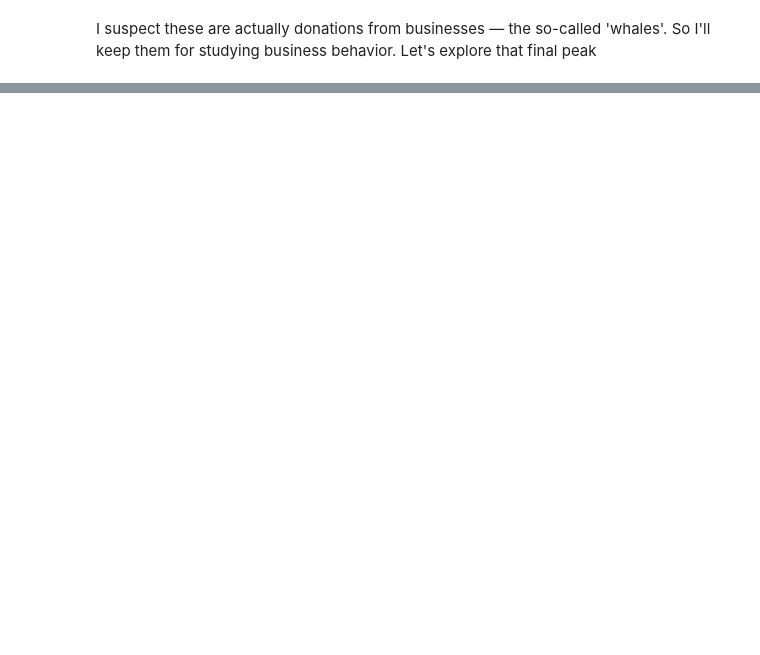
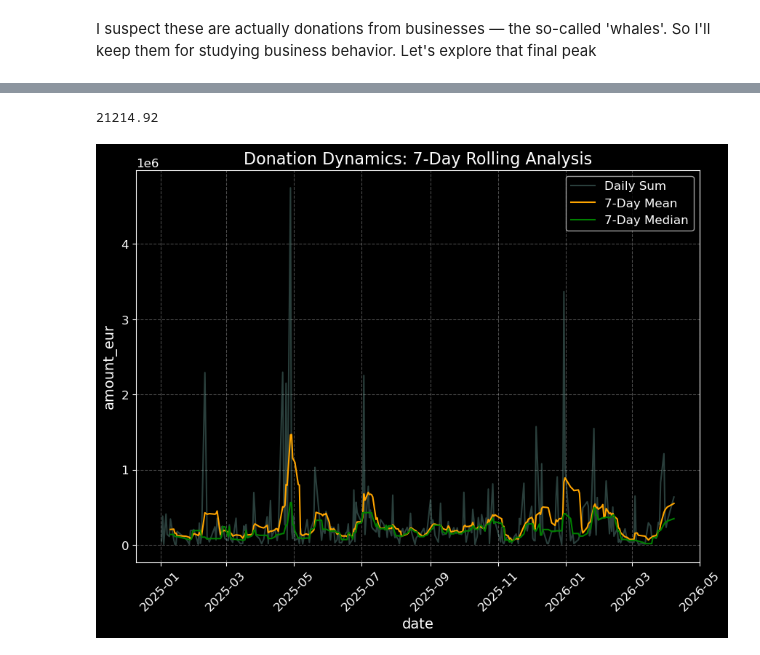
Before and after one commit to Gipnokrolik/ua-aid-intelligence-hub, a Jupyter notebook: notebooks/business_and_whales_analisys.ipynb, the cells around one changed output, grey strips where cells are left out. Drawn from its saved outputs; the diff is of its cells as text; code cells hidden in the pictures; blank space fills up the shorter version.

```diff
--- a/notebooks/business_and_whales_analisys.ipynb
+++ b/notebooks/business_and_whales_analisys.ipynb
@@ -307,0 +337,5 @@ plt.show()
+# %%
+df_clean = df_clean.drop(1365594)
+df_clean_weeks = df_clean.groupby('week_start', as_index = False)\
+                    .agg(weekly_donations = ('amount_eur', 'sum'))\
+                    .reset_index(drop = True)
@@ -307,0 +363,21 @@ plt.show()
+# %%
+# Median business donations
+df_clean.amount_eur.median()
+# %% [output]
+21214.92
+# %%
+# Let's explore average and median donations from business in dynamics
+daily_stats = df_clean.groupby('date')['amount_eur'].sum().reset_index()
+daily_stats = daily_stats.sort_values('date')
+
+daily_stats['rolling_mean']   = daily_stats.amount_eur.rolling(window=7).mean()
+daily_stats['rolling_median'] = daily_stats.amount_eur.rolling(window=7).median()
+# %%
+sns.lineplot(data=daily_stats, x='date', y='amount_eur', alpha=0.3, label='Daily Sum')
+sns.lineplot(data=daily_stats, x='date', y='rolling_mean', color='orange', label='7-Day Mean')
+sns.lineplot(data=daily_stats, x='date', y='rolling_median', color='green', label='7-Day Median')
+plt.title('Donation Dynamics: 7-Day Rolling Analysis')
+plt.xticks(rotation=45)
+plt.show()
+# %% [output]
+[figure, added]
```
Also changed, not shown: parts of 24 cells of this notebook.
